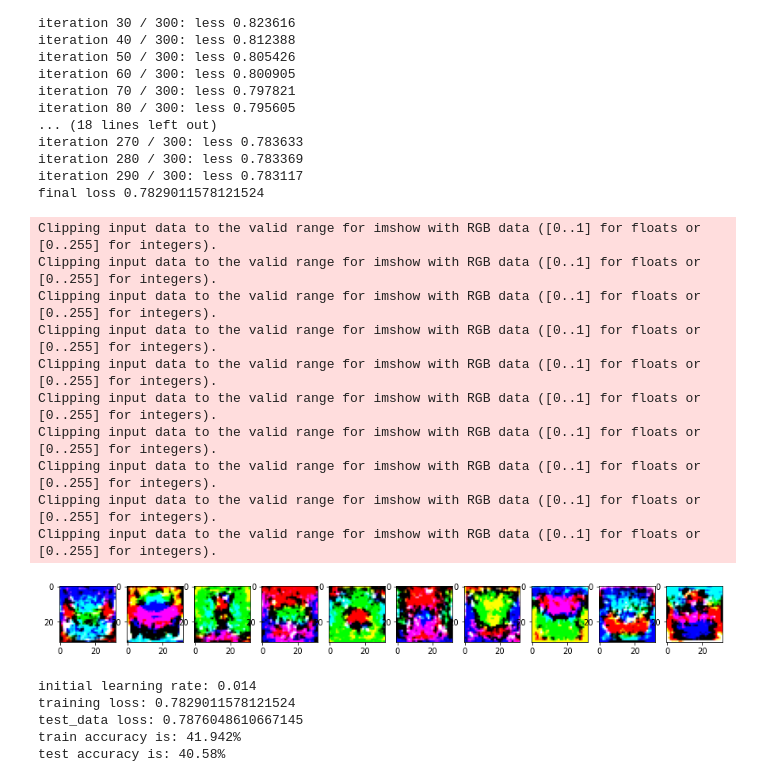
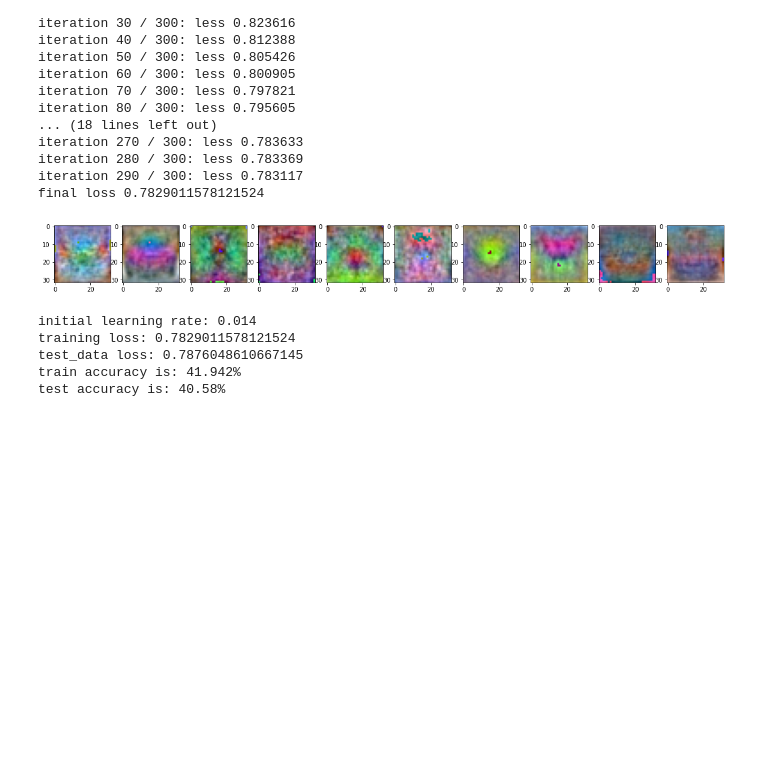
Before and after one commit to santhushakodi/imageprocessing_A4, a Jupyter notebook: A-1.ipynb, the cells around one changed output. Saved outputs shown, nothing was run; the diff lists cells and outputs as text; code cells hidden in the pictures; blank space fills up the shorter version.

```diff
--- a/A-1.ipynb
+++ b/A-1.ipynb
@@ -91,24 +91,16 @@ iteration 280 / 300: less 0.783369
 iteration 290 / 300: less 0.783117
 final loss 0.7829011578121524
 # %%
-fig,ax=plt.subplots(1,10,figsize=(15,20))
+fig,ax=plt.subplots(1,10,figsize=(20,20))
 
 for i in range(10):
     clss=w1[:,i].reshape(32,32,3)
-    ax[i].imshow(clss*1000)
+    final=255/(clss.max()-clss.min())*clss+255/(clss.max()-clss.min())*clss.min()
+
+    ax[i].imshow(final.astype(np.uint8))
 plt.show()
 # %% [output]
-Clipping input data to the valid range for imshow with RGB data ([0..1] for floats or [0..255] for integers).
-Clipping input data to the valid range for imshow with RGB data ([0..1] for floats or [0..255] for integers).
-Clipping input data to the valid range for imshow with RGB data ([0..1] for floats or [0..255] for integers).
-Clipping input data to the valid range for imshow with RGB data ([0..1] for floats or [0..255] for integers).
-Clipping input data to the valid range for imshow with RGB data ([0..1] for floats or [0..255] for integers).
-Clipping input data to the valid range for imshow with RGB data ([0..1] for floats or [0..255] for integers).
-Clipping input data to the valid range for imshow with RGB data ([0..1] for floats or [0..255] for integers).
-Clipping input data to the valid range for imshow with RGB data ([0..1] for floats or [0..255] for integers).
-Clipping input data to the valid range for imshow with RGB data ([0..1] for floats or [0..255] for integers).
-Clipping input data to the valid range for imshow with RGB data ([0..1] for floats or [0..255] for integers).
-[figure, old version]
+[figure, new version]
 # %%
 print("initial learning rate:",in_ir)
 
```
